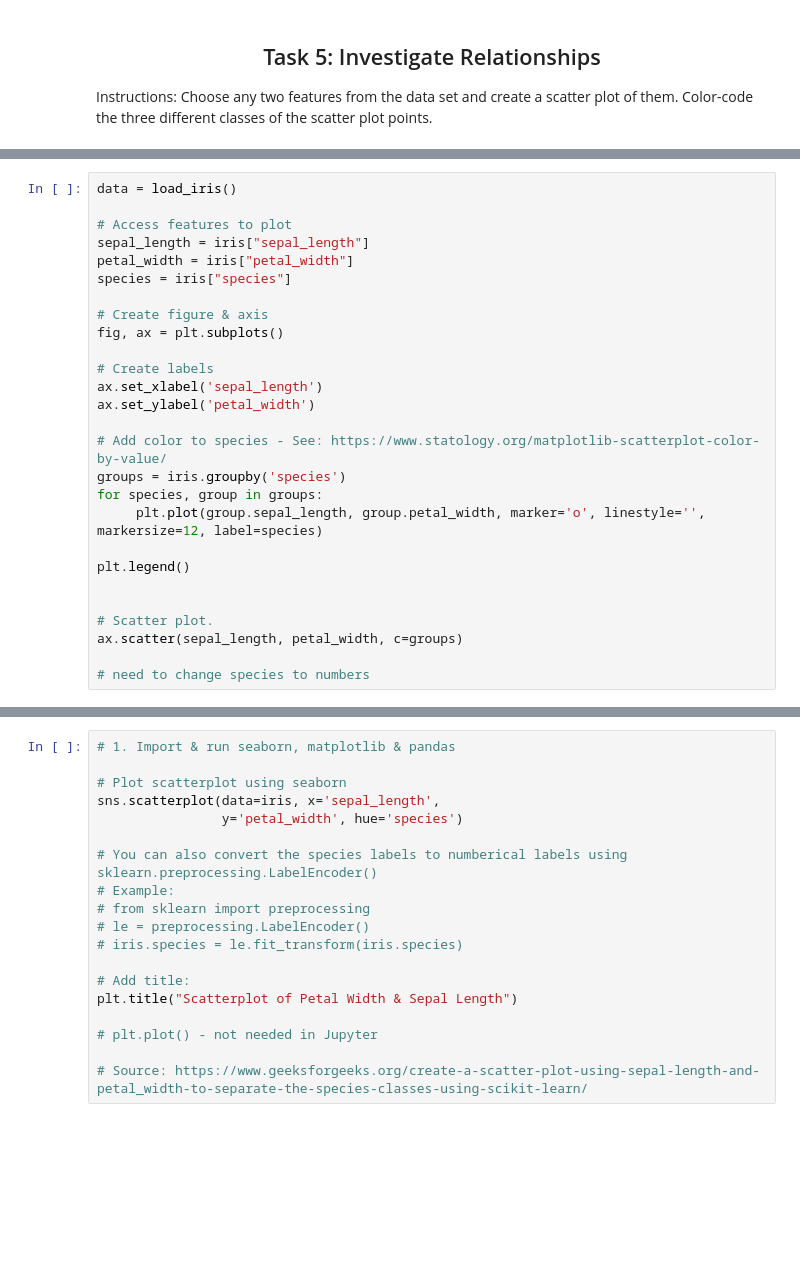
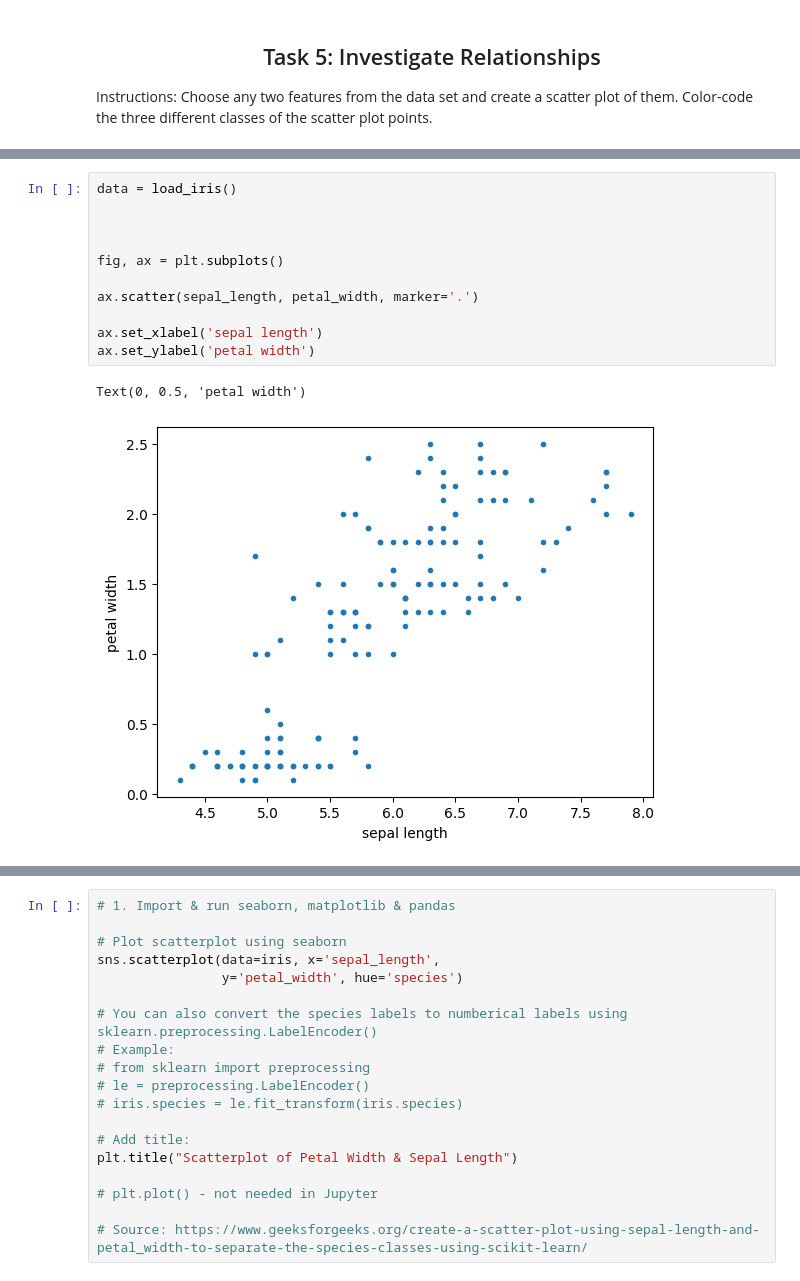
Before and after one commit to NibnabCodes/principles_of_data_analytics, a Jupyter notebook: tasks.ipynb, the cells around one changed output, grey strips where cells are left out. Saved outputs shown, nothing was run; the diff lists cells and outputs as text; blank space fills up the shorter version.

```diff
--- a/tasks.ipynb
+++ b/tasks.ipynb
@@ -700,27 +699,0 @@ I will use two methods to create the scatterplot. 1. Utilzing Matplotlib & NumPy
-# %%
-data = load_iris()
-
-# Access features to plot
-sepal_length = iris["sepal_length"]
-petal_width = iris["petal_width"]
-species = iris["species"]
-
-# Create figure & axis
-fig, ax = plt.subplots()
-
-# Create labels
-ax.set_xlabel('sepal_length')
-ax.set_ylabel('petal_width')
-
-# Add color to species - See: https://www.statology.org/matplotlib-scatterplot-color-by-value/
-groups = iris.groupby('species')
-for species, group in groups:
-     plt.plot(group.sepal_length, group.petal_width, marker='o', linestyle='', markersize=12, label=species)
-
-plt.legend()
-
-
-# Scatter plot.
-ax.scatter(sepal_length, petal_width, c=groups)
-
-# need to change species to numbers
@@ -729,0 +700,14 @@ ValueError: 'c' argument must be a color, a sequence of colors, or a sequence of
+# %%
+data = load_iris()
+
+
+
+fig, ax = plt.subplots()
+
+ax.scatter(sepal_length, petal_width, marker='.')
+
+ax.set_xlabel('sepal length')
+ax.set_ylabel('petal width')
+# %% [output]
+Text(0, 0.5, 'petal width')
+[figure, added]
```
Also changed, not shown: parts of 8 cells of this notebook.
